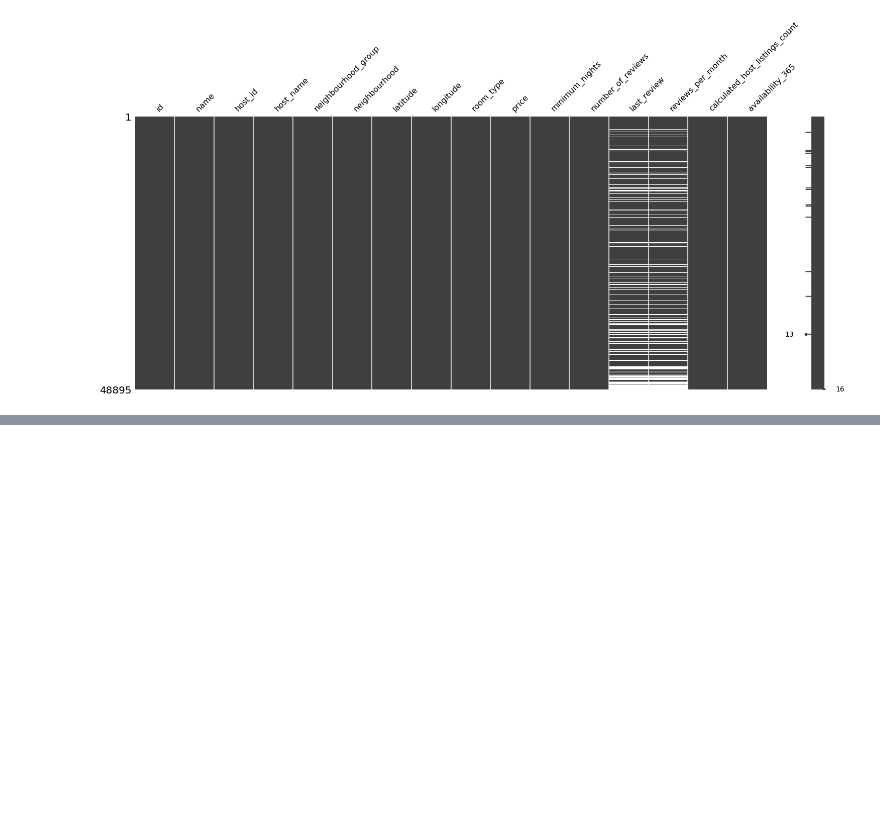
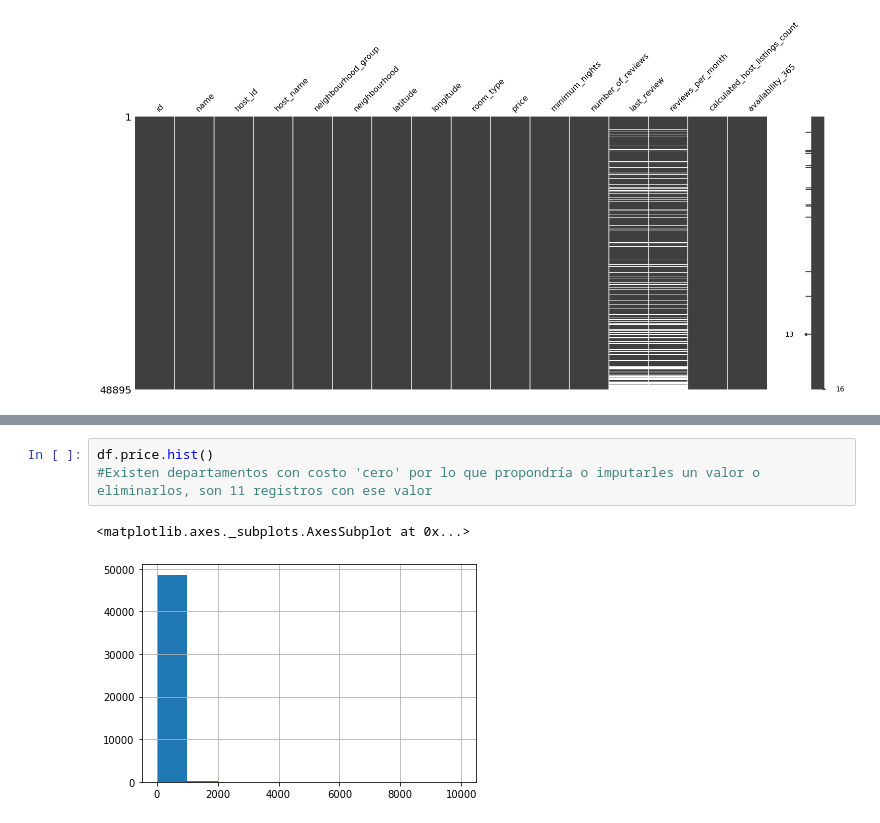
Before and after one commit to GerardoZuniga/PrActicaMod6, a Jupyter notebook: Proyecto Módulo 6 Minería de Datos.ipynb, the cells around one changed output, grey strips where cells are left out. Cells and saved outputs as stored; diff of their text form; blank space fills up the shorter version.

```diff
--- a/Proyecto Módulo 6 Minería de Datos.ipynb
+++ b/Proyecto Módulo 6 Minería de Datos.ipynb
@@ -37,0 +48,6 @@ msno.matrix(df)
+# %%
+df.price.hist()
+#Existen departamentos con costo 'cero' por lo que propondría o imputarles un valor o eliminarlos, son 11 registros con ese valor
+# %% [output]
+<matplotlib.axes._subplots.AxesSubplot at 0x...>
+[figure, added]
```
Also changed, not shown: parts of 13 cells of this notebook.
